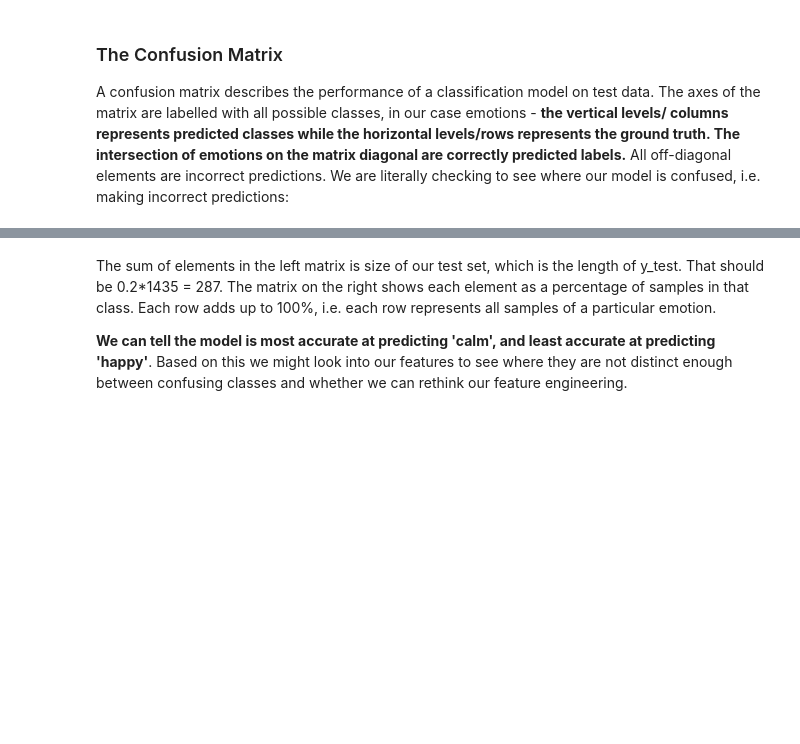
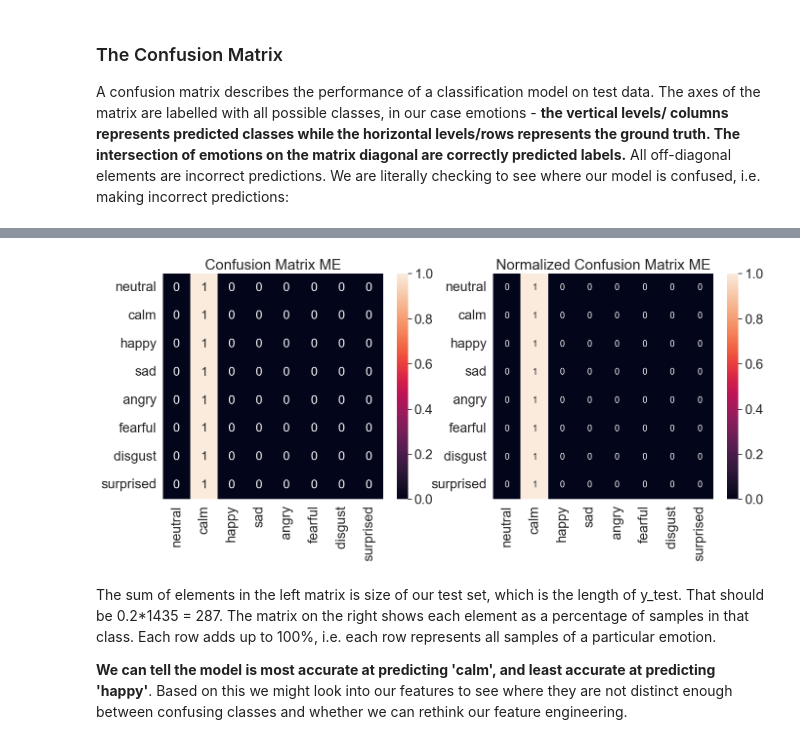
Before and after one commit to NimaNull90/Week4-NeuralNetworks-NimaBagheri, a Jupyter notebook: week4__neural_networks.ipynb, the cells around one changed output, grey strips where cells are left out. Drawn from its saved outputs; the diff is of its cells as text; code cells hidden in the pictures; blank space fills up the shorter version.

```diff
--- a/week4__neural_networks.ipynb
+++ b/week4__neural_networks.ipynb
@@ -716,3 +714,37 @@ plt.show()
+# %%
+from sklearn.metrics import confusion_matrix
+import pandas as pd
+import matplotlib.pyplot as plt
+import seaborn as sn # I like seaborn's confusion matrix over sklearn's default
+
+# get predictions on test set
+my_data_predict = model.predict(features_me)
+
+# set labels for matrix axes from emotions
+emotion_list =['neutral','calm','happy','sad','angry','fearful','disgust','surprised']
+emotion_name = [emotion for emotion in emotion_list]
+
+# build confusion matrix and normalized confusion matrix
+conf_me_matrix = confusion_matrix(emotions_me, my_data_predict, labels=emotion_list)
+conf_me_matrix_norm = confusion_matrix(emotions_me, my_data_predict, labels=emotion_list, normalize='true')
+
+# make a confusion matrix with labels using a DataFrame
+confmatrix_me_df = pd.DataFrame(conf_me_matrix, index=emotion_name, columns=emotion_name)
+confmatrix_me_df_norm = pd.DataFrame(conf_me_matrix_norm, index=emotion_name, columns=emotion_name)
+
+# plot confusion matrices
+plt.figure(figsize=(16,6))
+sn.set(font_scale=1.8) # emotion label and title size
+plt.subplot(1,2,1)
+plt.title('Confusion Matrix ME')
+sn.heatmap(confmatrix_me_df, annot=True, annot_kws={"size": 18}) #annot_kws is value font
+plt.subplot(1,2,2)
+plt.title('Normalized Confusion Matrix ME')
+sn.heatmap(confmatrix_me_df_norm, annot=True, annot_kws={"size": 13}) #annot_kws is value font
+
+plt.show()
+# %% [output]
+[figure, added]
 # %% [markdown]
 The sum of elements in the left matrix is size of our test set, which is the length of y_test. That should be 0.2*1435 = 287. The matrix on the right shows each element as a percentage of samples in that class. Each row adds up to 100%, i.e. each row represents all samples of a particular emotion.
 
```
Also changed, not shown: parts of 4 cells of this notebook.
